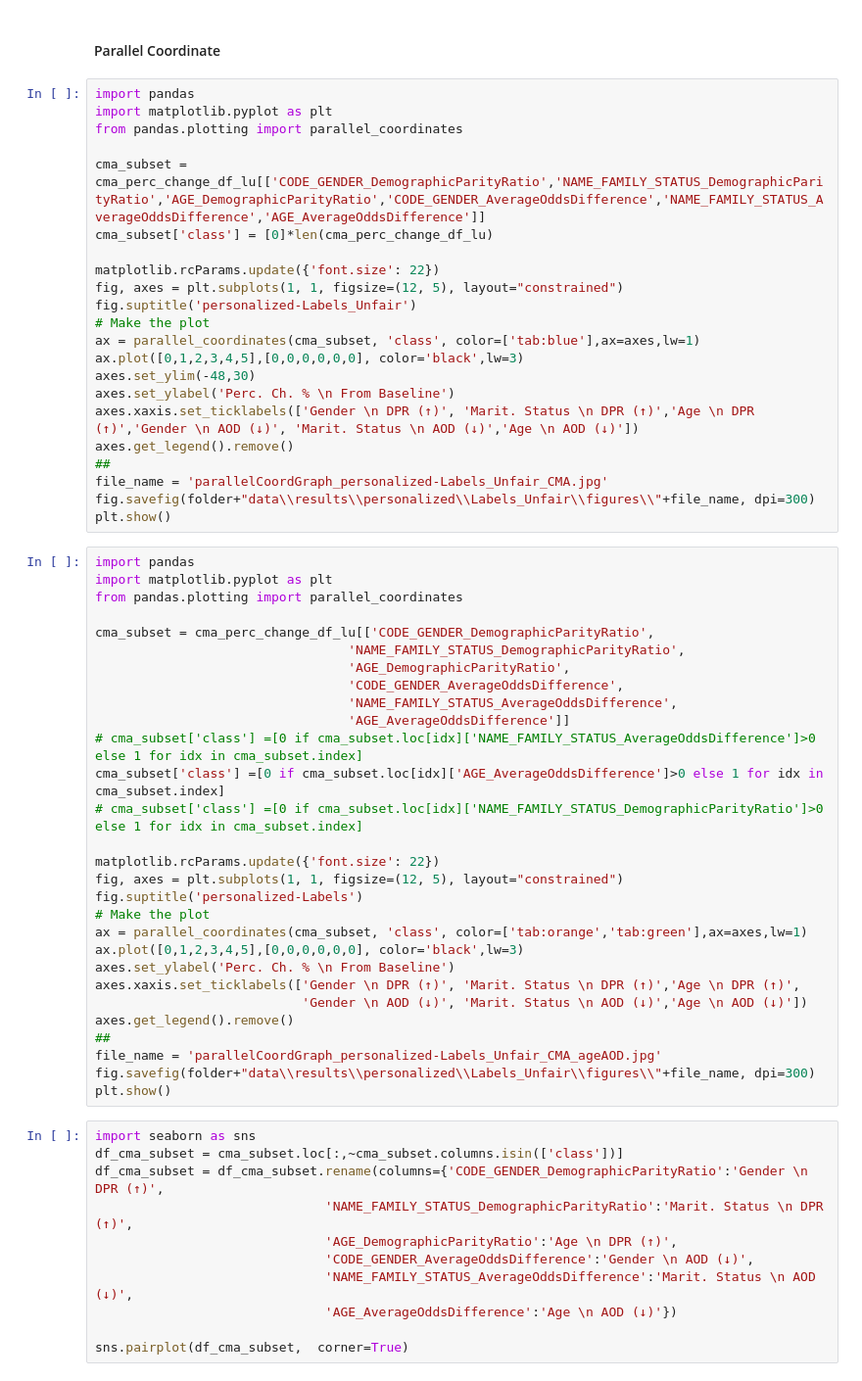
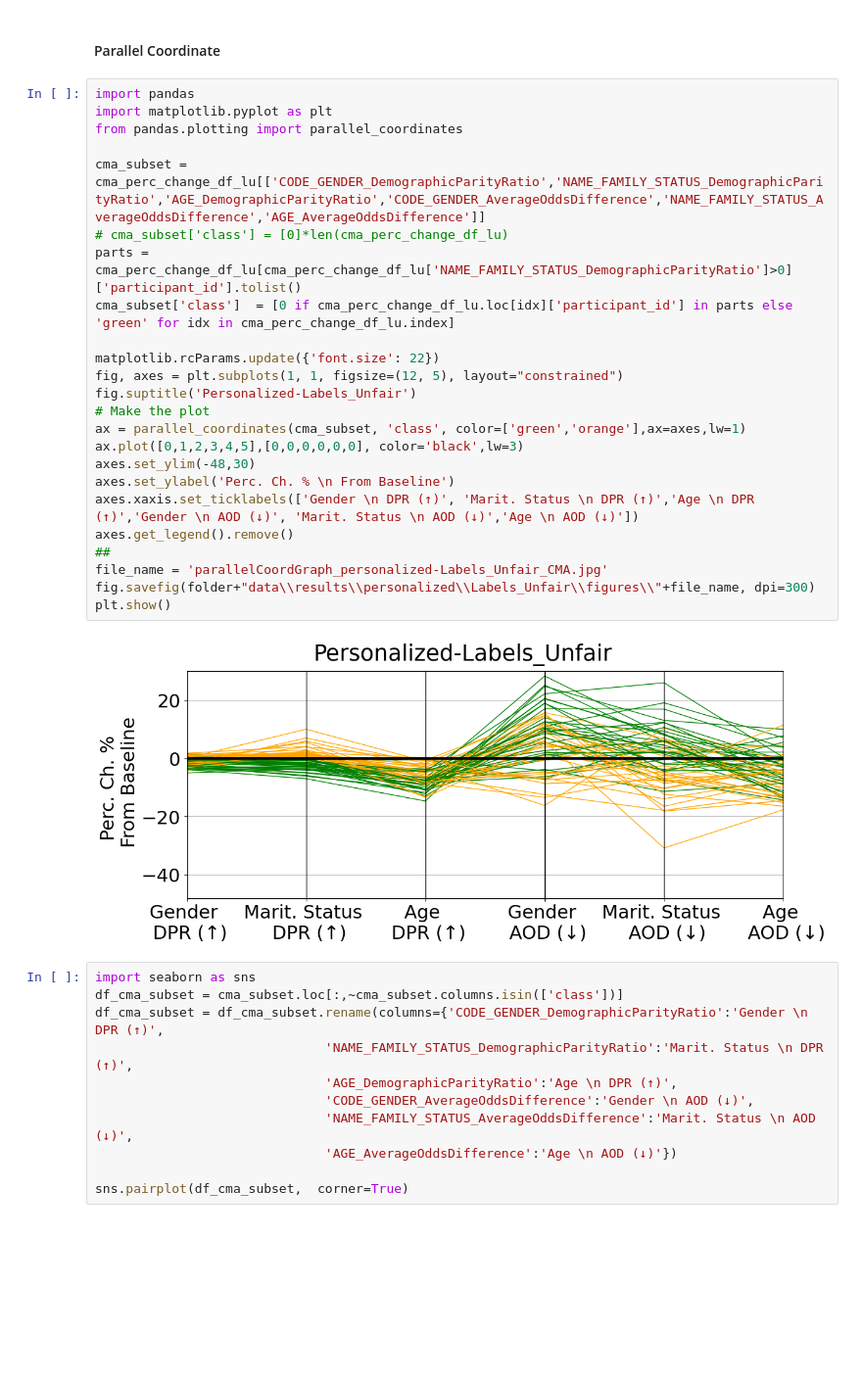
Before and after one commit to evdoxiataka/effi_user_study2, a Jupyter notebook: code/analysis/FeedbackIntegration_Analysis.ipynb, the cells around one changed output. Shown at 98% size. Drawn from its saved outputs; the diff is of its cells as text; blank space fills up the shorter version.

```diff
--- a/code/analysis/FeedbackIntegration_Analysis.ipynb
+++ b/code/analysis/FeedbackIntegration_Analysis.ipynb
@@ -551,54 +356,29 @@ perc_change_plots(perc_ch_df,
 # %%
 import pandas
 import matplotlib.pyplot as plt
 from pandas.plotting import parallel_coordinates
 
 cma_subset = cma_perc_change_df_lu[['CODE_GENDER_DemographicParityRatio','NAME_FAMILY_STATUS_DemographicParityRatio','AGE_DemographicParityRatio','CODE_GENDER_AverageOddsDifference','NAME_FAMILY_STATUS_AverageOddsDifference','AGE_AverageOddsDifference']]
-cma_subset['class'] = [0]*len(cma_perc_change_df_lu)
+# cma_subset['class'] = [0]*len(cma_perc_change_df_lu)
+parts = cma_perc_change_df_lu[cma_perc_change_df_lu['NAME_FAMILY_STATUS_DemographicParityRatio']>0]['participant_id'].tolist()
+cma_subset['class']  = [0 if cma_perc_change_df_lu.loc[idx]['participant_id'] in parts else 'green' for idx in cma_perc_change_df_lu.index]
 
 matplotlib.rcParams.update({'font.size': 22})
 fig, axes = plt.subplots(1, 1, figsize=(12, 5), layout="constrained")
-fig.suptitle('personalized-Labels_Unfair')
+fig.suptitle('Personalized-Labels_Unfair')
 # Make the plot
-ax = parallel_coordinates(cma_subset, 'class', color=['tab:blue'],ax=axes,lw=1)
+ax = parallel_coordinates(cma_subset, 'class', color=['green','orange'],ax=axes,lw=1)
 ax.plot([0,1,2,3,4,5],[0,0,0,0,0,0], color='black',lw=3)
 axes.set_ylim(-48,30)
 axes.set_ylabel('Perc. Ch. % \n From Baseline')
 axes.xaxis.set_ticklabels(['Gender \n DPR (↑)', 'Marit. Status \n DPR (↑)','Age \n DPR (↑)','Gender \n AOD (↓)', 'Marit. Status \n AOD (↓)','Age \n AOD (↓)'])
 axes.get_legend().remove()
 ##
 file_name = 'parallelCoordGraph_personalized-Labels_Unfair_CMA.jpg'
 fig.savefig(folder+"data\\results\\personalized\\Labels_Unfair\\figures\\"+file_name, dpi=300)
 plt.show()
+# %% [output]
+[figure, added]
-# %%
-import pandas
-import matplotlib.pyplot as plt
-from pandas.plotting import parallel_coordinates
-
-cma_subset = cma_perc_change_df_lu[['CODE_GENDER_DemographicParityRatio',
-                                 'NAME_FAMILY_STATUS_DemographicParityRatio',
-                                 'AGE_DemographicParityRatio',
-                                 'CODE_GENDER_AverageOddsDifference',
-                                 'NAME_FAMILY_STATUS_AverageOddsDifference',
-                                 'AGE_AverageOddsDifference']]
-# cma_subset['class'] =[0 if cma_subset.loc[idx]['NAME_FAMILY_STATUS_AverageOddsDifference']>0 else 1 for idx in cma_subset.index]
-cma_subset['class'] =[0 if cma_subset.loc[idx]['AGE_AverageOddsDifference']>0 else 1 for idx in cma_subset.index]
-# cma_subset['class'] =[0 if cma_subset.loc[idx]['NAME_FAMILY_STATUS_DemographicParityRatio']>0 else 1 for idx in cma_subset.index]
-
-matplotlib.rcParams.update({'font.size': 22})
-fig, axes = plt.subplots(1, 1, figsize=(12, 5), layout="constrained")
-fig.suptitle('personalized-Labels')
-# Make the plot
-ax = parallel_coordinates(cma_subset, 'class', color=['tab:orange','tab:green'],ax=axes,lw=1)
-ax.plot([0,1,2,3,4,5],[0,0,0,0,0,0], color='black',lw=3)
-axes.set_ylabel('Perc. Ch. % \n From Baseline')
-axes.xaxis.set_ticklabels(['Gender \n DPR (↑)', 'Marit. Status \n DPR (↑)','Age \n DPR (↑)',
-                           'Gender \n AOD (↓)', 'Marit. Status \n AOD (↓)','Age \n AOD (↓)'])
-axes.get_legend().remove()
-##
-file_name = 'parallelCoordGraph_personalized-Labels_Unfair_CMA_ageAOD.jpg'
-fig.savefig(folder+"data\\results\\personalized\\Labels_Unfair\\figures\\"+file_name, dpi=300)
-plt.show()
 # %%
 import seaborn as sns
 df_cma_subset = cma_subset.loc[:,~cma_subset.columns.isin(['class'])]
```
Also changed, not shown: parts of 67 cells of this notebook, 5 other files.
